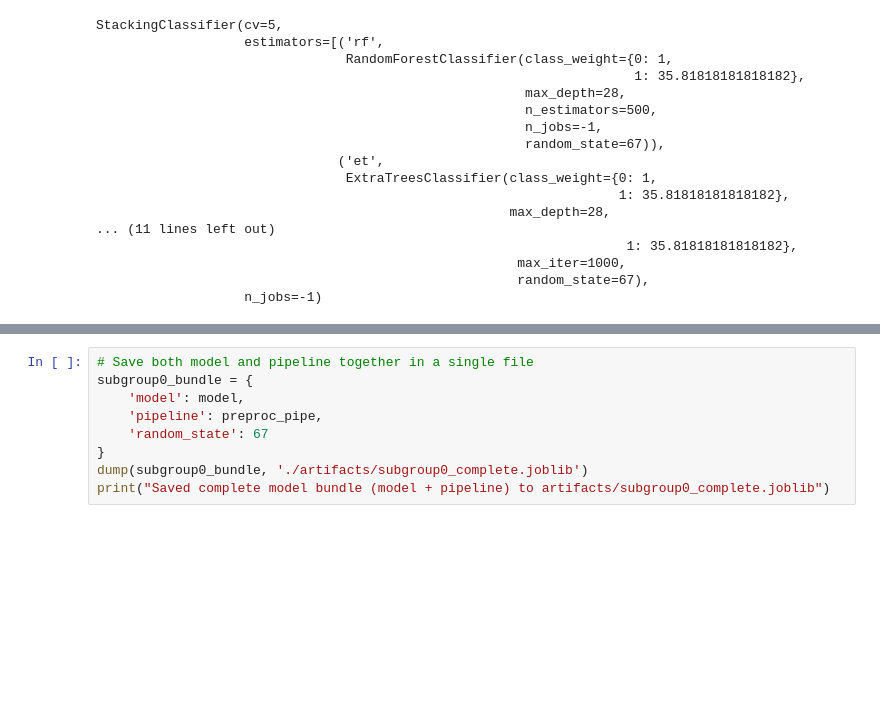
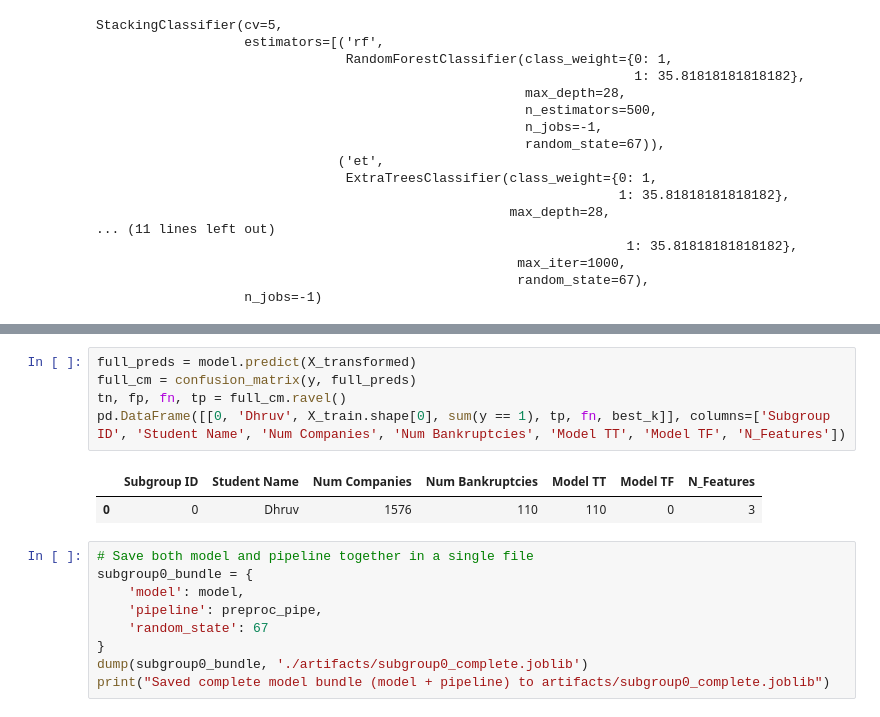
Before and after one commit to 21dhruvp/559-final-proj, a Jupyter notebook: DhruvPrasanna_Subgroup0.ipynb, the cells around one changed output, grey strips where cells are left out. Drawn from its saved outputs; the diff is of its cells as text; blank space fills up the shorter version.

Commit message:
added table 3 entry

```diff
--- a/DhruvPrasanna_Subgroup0.ipynb
+++ b/DhruvPrasanna_Subgroup0.ipynb
@@ -144,3 +149,11 @@ StackingClassifier(cv=5,
+# %%
+full_preds = model.predict(X_transformed)
+full_cm = confusion_matrix(y, full_preds)
+tn, fp, fn, tp = full_cm.ravel()
+pd.DataFrame([[0, 'Dhruv', X_train.shape[0], sum(y == 1), tp, fn, best_k]], columns=['Subgroup ID', 'Student Name', 'Num Companies', 'Num Bankruptcies', 'Model TT', 'Model TF', 'N_Features'])
+# %% [output]
+|  | Subgroup ID | Student Name | Num Companies | Num Bankruptcies | Model TT | Model TF | N_Features |
+| 0 | 0 | Dhruv | 1576 | 110 | 110 | 0 | 3 |
 # %%
 # Save both model and pipeline together in a single file
 subgroup0_bundle = {
```
Also changed, not shown: parts of 2 cells of this notebook, 1 other file.
